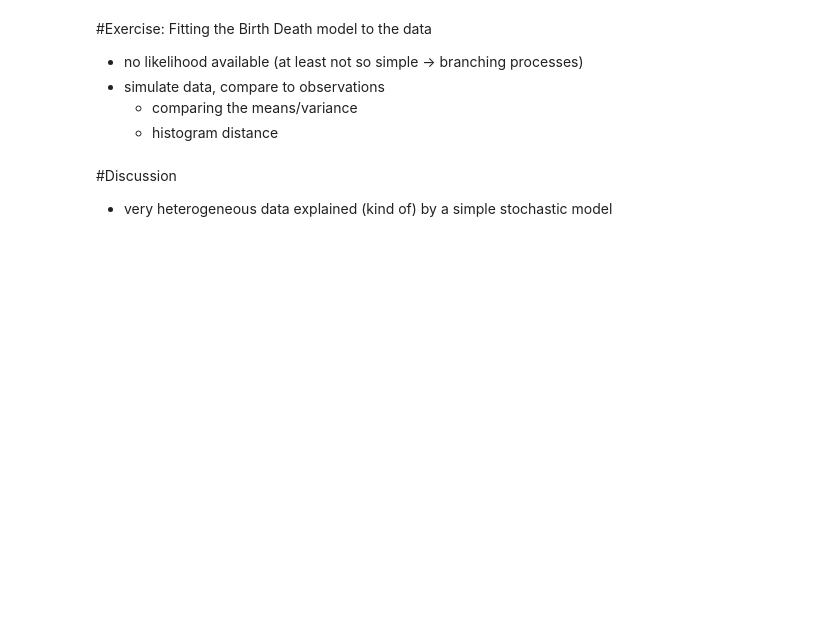
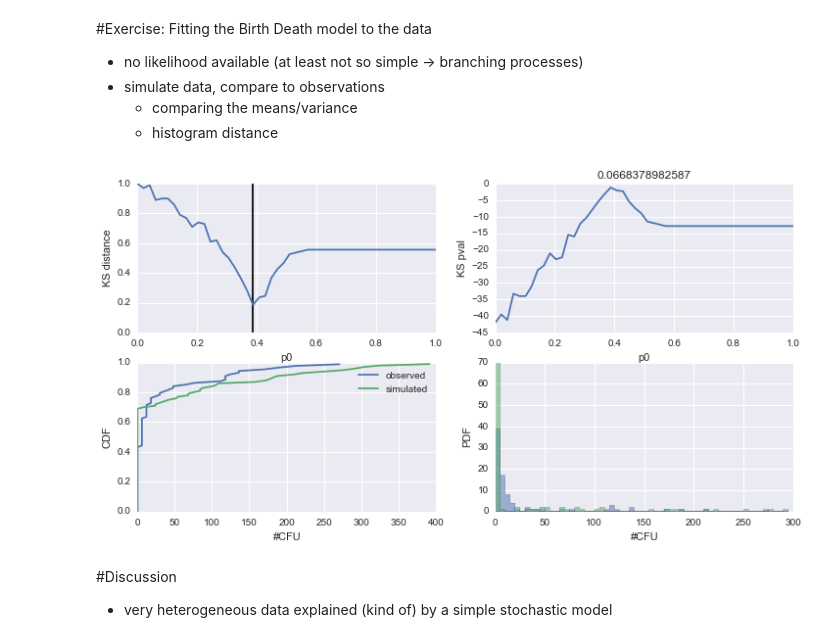
Before and after one commit to redst4r/RC2015, a Jupyter notebook: Session2/Til_paper.ipynb, the cells around one changed output. Drawn from its saved outputs; the diff is of its cells as text; code cells hidden in the pictures; blank space fills up the shorter version.

```diff
--- a/Session2/Til_paper.ipynb
+++ b/Session2/Til_paper.ipynb
@@ -626,3 +655,37 @@ plot(xTmp[:-1], fittedCDF*nTrees_fig8)
+# %%
+def plot_fitted_stoch_model(p0_array, K_array, pval_array, observedData):
+    bestP0 = p0_array[argmin(K_array)]
+    plt.subplot(2,2,1)
+    plt.plot(p0_array, K_array)
+    plt.vlines(bestP0,0,1)
+    xlabel('p0'), ylabel('KS distance')
+
+    plt.subplot(2,2,2)
+    plt.plot(p0_array, log10(pvals))
+    xlabel('p0'), ylabel('KS pval')
+    bestpval = pval_array[argmin(K_array)]
+    title(bestpval)
+
+    plt.subplot(2,2,3)
+    simData = sim_cfu_over_time(p0=0.4, nTrees = 100, nGens= 20)
+
+    x,y =ecdf(observedData)
+    plt.plot(x, y)
+
+    x,y =ecdf(simData[:,-1])
+    plt.plot(x, y)
+    xlabel('#CFU'), ylabel('CDF')
+    legend(['observed','simulated'])
+
+    binning = np.arange(0,300,step=5)
+    plt.subplot(2,2,4)
+    plt.hist(observedData, bins=binning, histtype="stepfilled", alpha=.5)
+    plt.hist(simData[:,-1], bins=binning, histtype="stepfilled", alpha=.5)
+    xlabel('#CFU'), ylabel('PDF')
+# %%
+plot_fitted_stoch_model(p0_grid, distances, pvals, observedData)
+# %% [output]
+[figure, added]
 # %% [markdown]
 #Discussion
 
```
Also changed, not shown: parts of 15 cells of this notebook.
